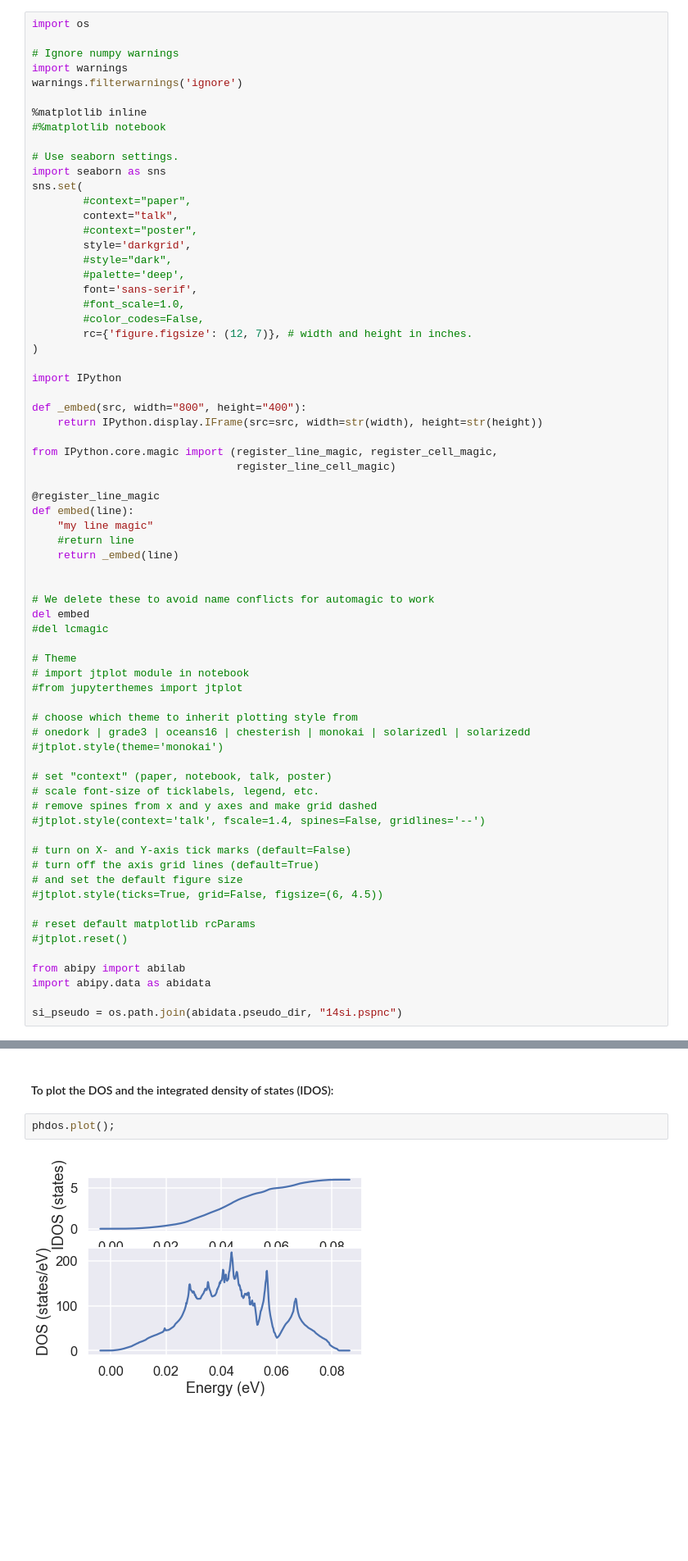
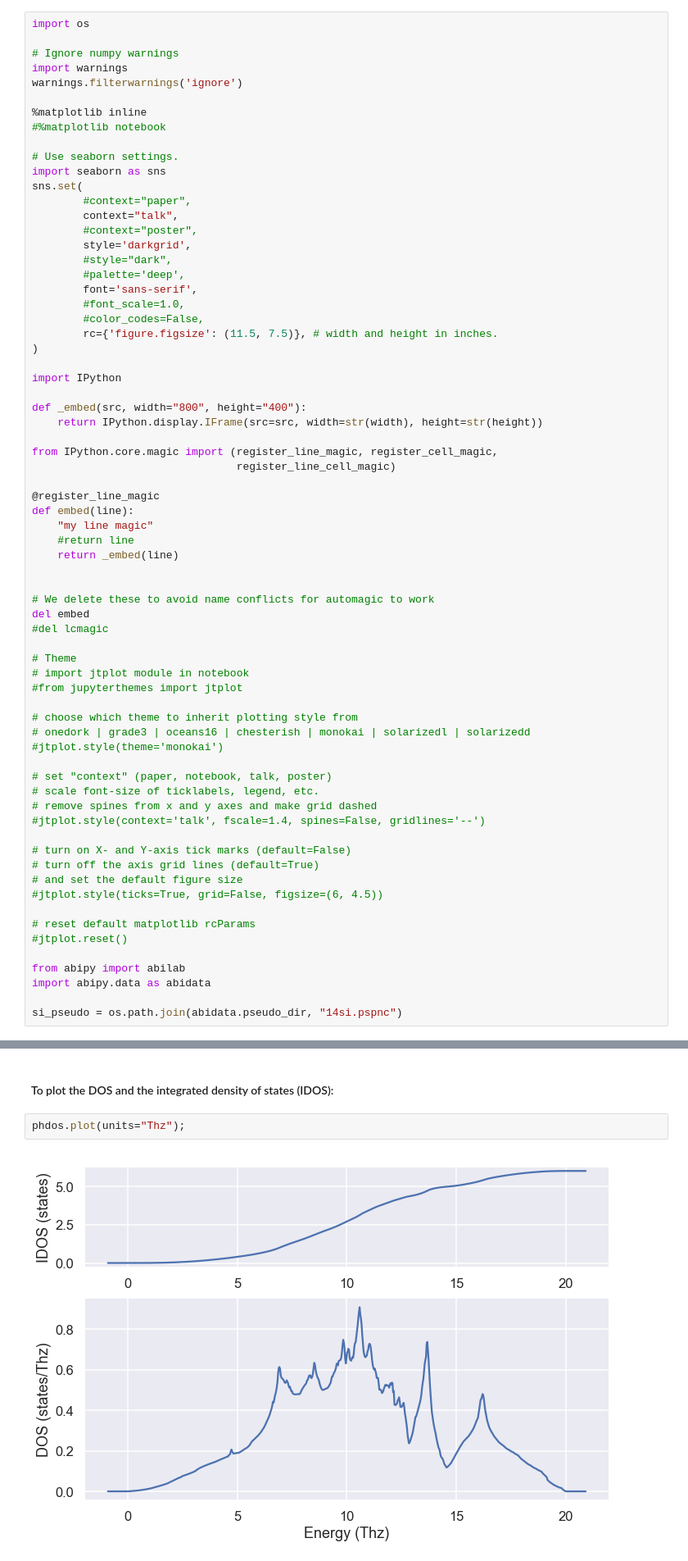
Before and after one commit to gmatteo/abipy_slides_aps_boston_2019, a Jupyter notebook: index.ipynb, the cells around one changed output, grey strips where cells are left out. Shown at 82% size. Drawn from its saved outputs; the diff is of its cells as text; blank space fills up the shorter version.

```diff
--- a/index.ipynb
+++ b/index.ipynb
@@ -20,7 +20,7 @@ sns.set(
         font='sans-serif',
         #font_scale=1.0,
         #color_codes=False,
-        rc={'figure.figsize': (12, 7)}, # width and height in inches.
+        rc={'figure.figsize': (11.5, 7.5)}, # width and height in inches.
 )
 
 import IPython
@@ -711,9 +697,9 @@ phbands.plot();
 # %% [markdown]
 #### To plot the DOS and the integrated density of states (IDOS):
 # %%
-phdos.plot();
+phdos.plot(units="Thz");
 # %% [output]
-[figure, old version]
+[figure, new version]
 # %% [markdown]
 #### We can also plot the phonon bands and the DOS on the same figure with:
 # %%
```
Also changed, not shown: parts of 96 cells of this notebook, 7 other files.
